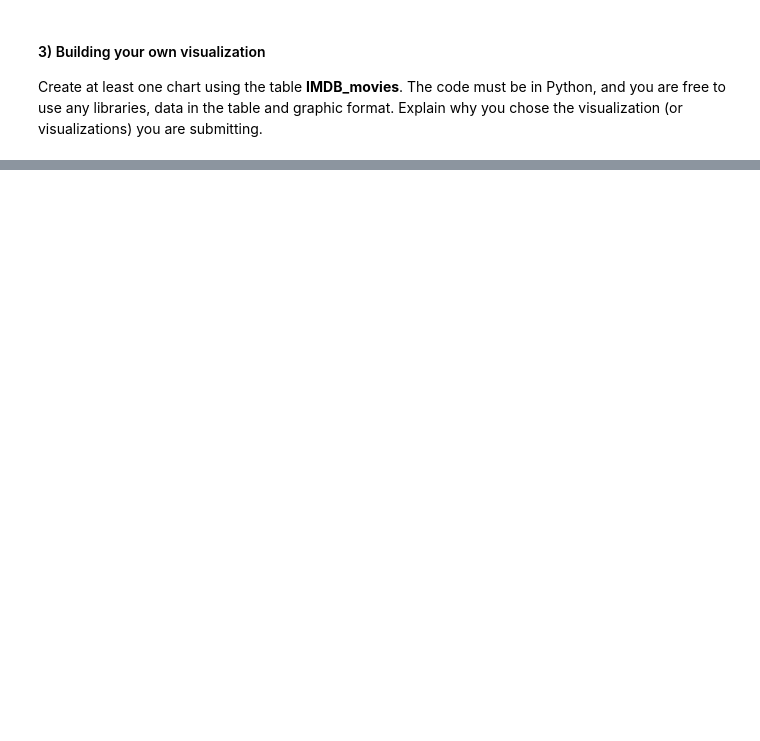
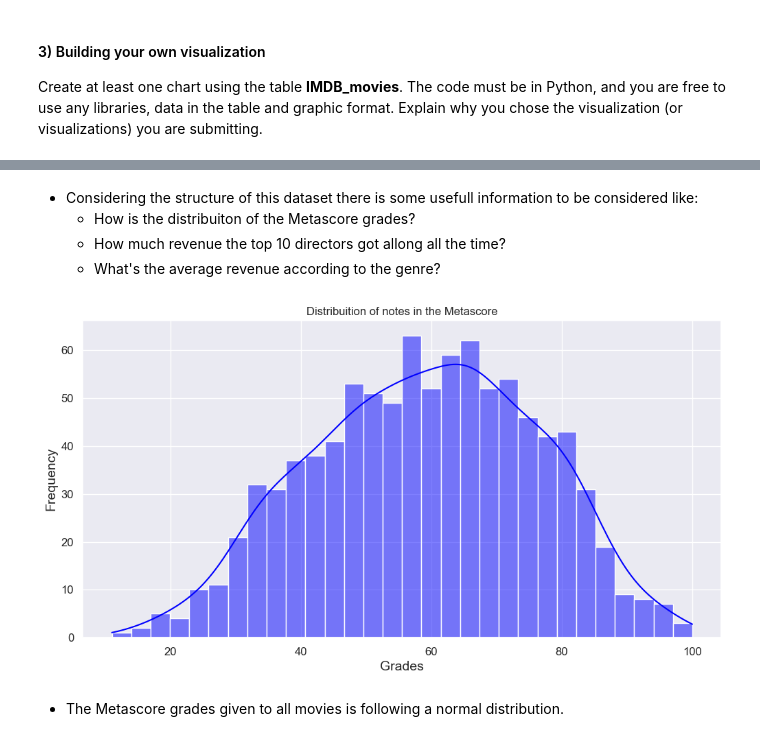
Before and after one commit to renanpan/data-challenge-renan_pan, a Jupyter notebook: desafio_renan.ipynb, the cells around one changed output, grey strips where cells are left out. Drawn from its saved outputs; the diff is of its cells as text; code cells hidden in the pictures; blank space fills up the shorter version.

```diff
--- a/desafio_renan.ipynb
+++ b/desafio_renan.ipynb
@@ -277,0 +416,21 @@ IMDB_movies = pd.read_sql("SELECT * FROM IMDB_movies", conexao)
+# %% [markdown]
+- Considering the structure of this dataset there is some usefull information to be considered like:
+    - How is the distribuiton of the Metascore grades?
+    - How much revenue the top 10 directors got allong all the time?
+    - What's the average revenue according to the genre?
+# %%
+#Plotting the distribuiton of the Metascore grades
+sns.set_theme()
+plt.figure(figsize=(12,6))
+sns.histplot(data=IMDB_movies['Metascore'], bins=30,kde=True,color='blue')
+
+plt.title("Distribuition of notes in the Metascore")
+plt.xlabel("Grades", fontsize=14)
+plt.ylabel("Frequency", fontsize=14)
+plt.xticks(fontsize=12)
+plt.yticks(fontsize=12)
+plt.show()
+# %% [output]
+[figure, added]
+# %% [markdown]
+- The Metascore grades given to all movies is following a normal distribution.
```
Also changed, not shown: parts of 26 cells of this notebook.
